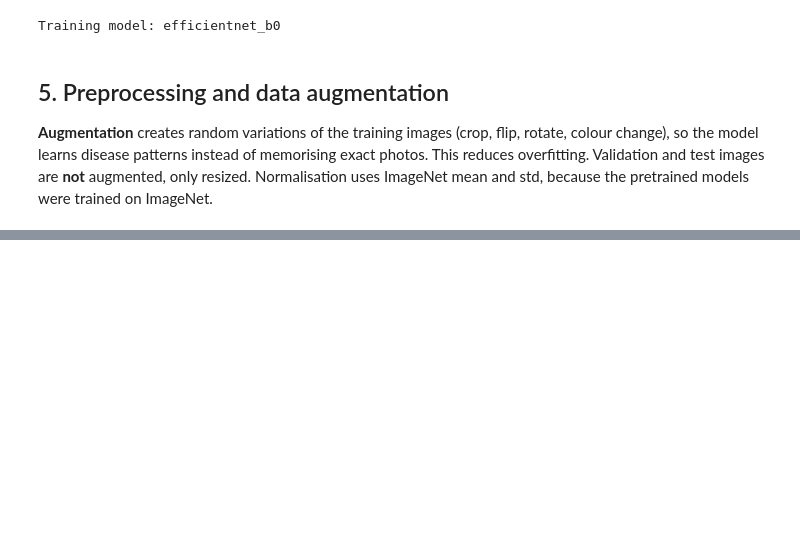
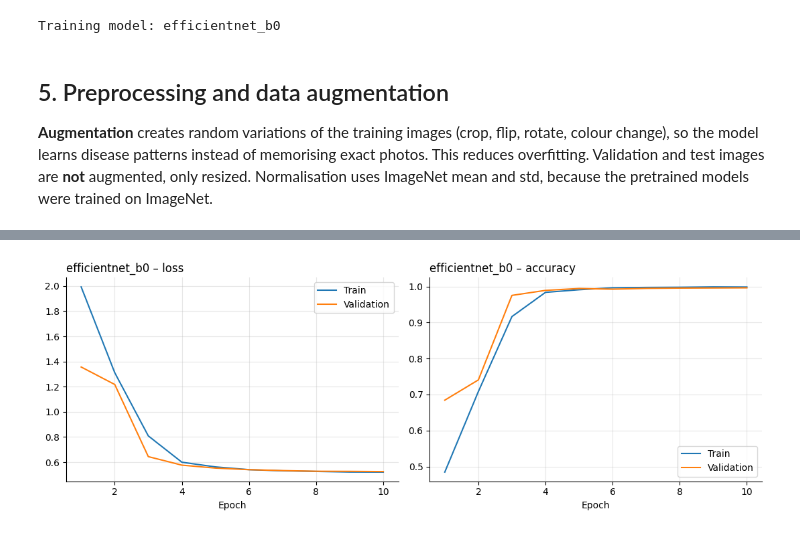
Before and after one commit to Ranjitkumarmuduli/tomato-disease-detection, a Jupyter notebook: 02_train.ipynb, the cells around one changed output, grey strips where cells are left out. Cells and saved outputs as stored; diff of their text form; code cells hidden in the pictures; blank space fills up the shorter version.

Commit message:
1st model ran

```diff
--- a/02_train.ipynb
+++ b/02_train.ipynb
@@ -79,0 +201,34 @@ Normalisation uses ImageNet mean and std, because the pretrained models were tra
+# %%
+if MODEL == "baseline_cnn":
+    stages = [("full", EPOCHS_HEAD + EPOCHS_FULL, LR_HEAD)]
+else:
+    stages = [("head", EPOCHS_HEAD, LR_HEAD), ("full", EPOCHS_FULL, LR_FULL)]
+
+history, best_val_loss, start = [], float("inf"), time.time()
+for stage, n_epochs, lr in stages:
+    set_backbone_trainable(stage == "full")
+    optimizer = torch.optim.AdamW([p for p in model.parameters() if p.requires_grad], lr=lr, weight_decay=1e-4)
+    scheduler = torch.optim.lr_scheduler.CosineAnnealingLR(optimizer, T_max=n_epochs)  # learning rate slowly decreases
+    wait = 0
+    for epoch in range(1, n_epochs + 1):
+        t0 = time.time()
+        train_loss, train_acc = run_epoch(train_dl, optimizer)
+        val_loss, val_acc     = run_epoch(val_dl)
+        scheduler.step()
+        history.append(dict(stage=stage, epoch=len(history) + 1, train_loss=train_loss,
+                            train_acc=train_acc, val_loss=val_loss, val_acc=val_acc))
+        saved = ""
+        if val_loss < best_val_loss:              # new best -> save to Drive
+            best_val_loss, wait, saved = val_loss, 0, "  <- saved"
+            torch.save(model.state_dict(), f"{PROJ}/weights/{MODEL}.pt")
+        else:
+            wait += 1
+        print(f"[{stage}] epoch {epoch}/{n_epochs} | train acc {train_acc:.4f} | "
+              f"val acc {val_acc:.4f} | val loss {val_loss:.4f} | {time.time()-t0:.0f}s{saved}")
+        if wait >= PATIENCE:
+            print("Early stopping"); break
+
+train_minutes = (time.time() - start) / 60
+history = pd.DataFrame(history)
+history.to_csv(f"{PROJ}/results/history_{MODEL}.csv", index=False)
+print(f"Finished in {train_minutes:.1f} minutes")
@@ -79,0 +251,10 @@ Normalisation uses ImageNet mean and std, because the pretrained models were tra
+# %%
+fig, (ax1, ax2) = plt.subplots(1, 2, figsize=(11, 4))
+ax1.plot(history.epoch, history.train_loss, label="Train"); ax1.plot(history.epoch, history.val_loss, label="Validation")
+ax2.plot(history.epoch, history.train_acc,  label="Train"); ax2.plot(history.epoch, history.val_acc,  label="Validation")
+ax1.set_title(f"{MODEL} – loss", loc="left"); ax2.set_title(f"{MODEL} – accuracy", loc="left")
+for ax in (ax1, ax2):
+    ax.set_xlabel("Epoch"); ax.legend(); ax.grid(alpha=0.3); ax.spines[["top", "right"]].set_visible(False)
+plt.tight_layout(); plt.savefig(f"{PROJ}/figures/curves_{MODEL}.png", dpi=300); plt.show()
+# %% [output]
+[figure, added]
```
Also changed, not shown: parts of 14 cells of this notebook.
